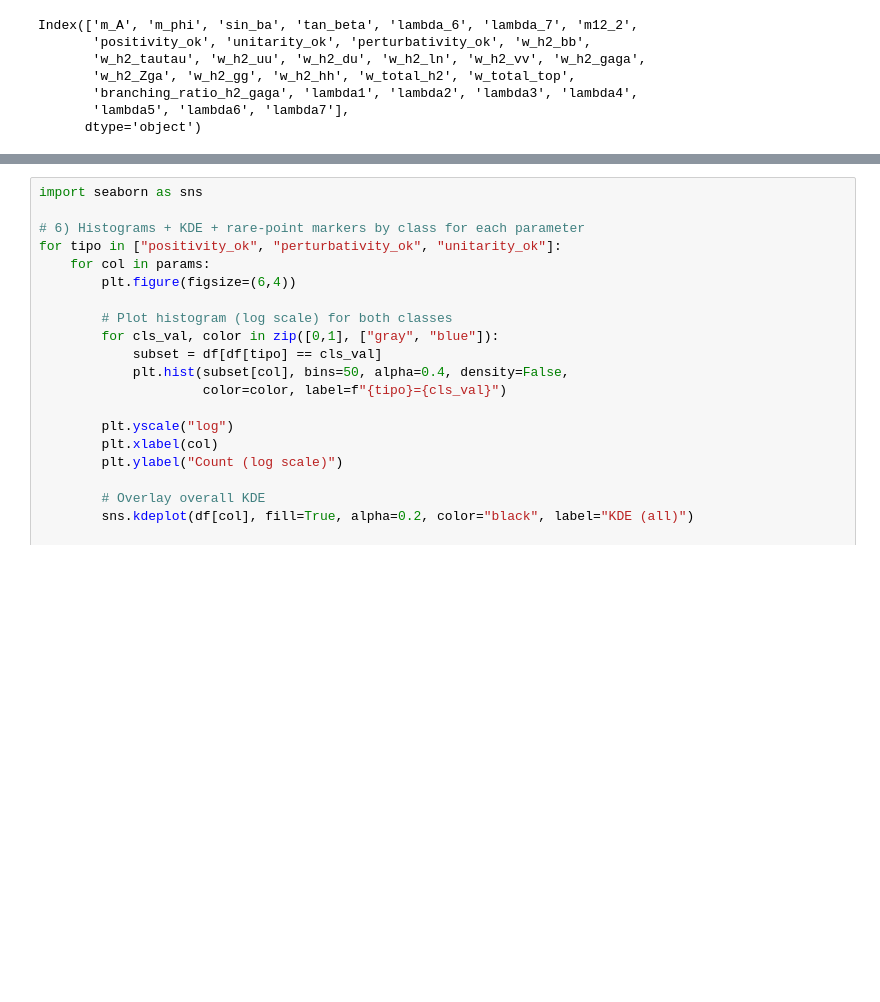
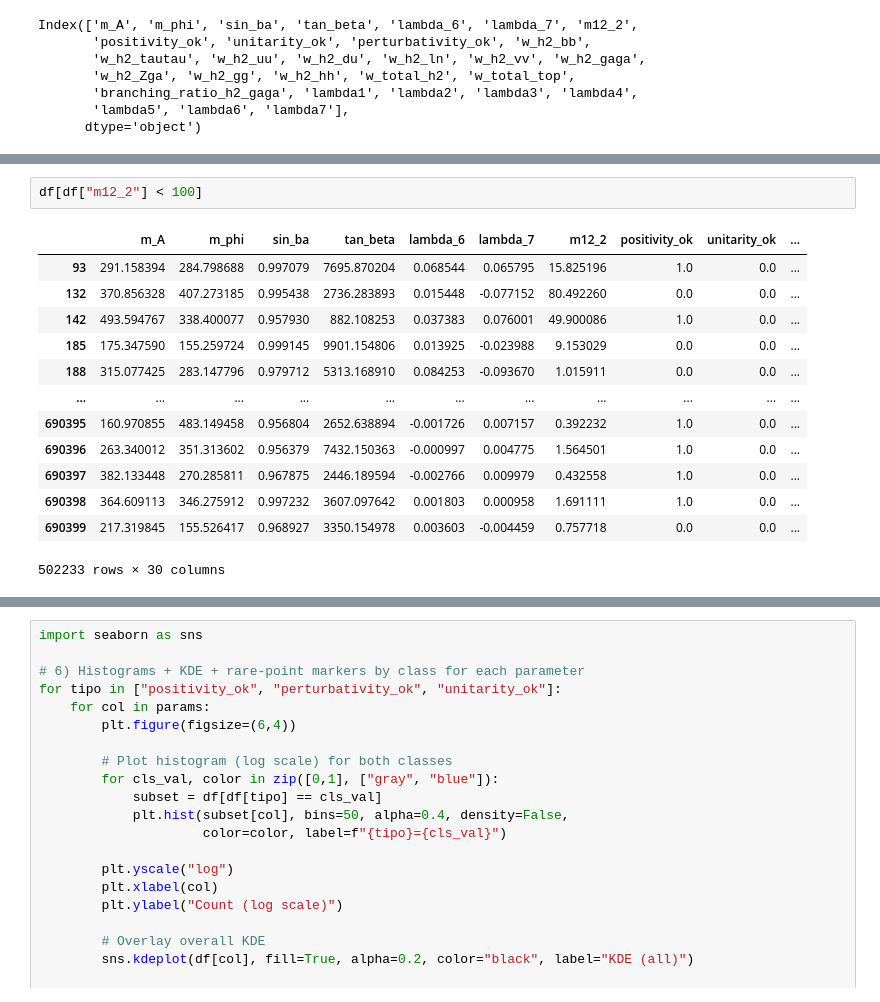
Before and after one commit to fbientrigo/dihiggs, a Jupyter notebook: mlpython/0b2_pipeline_train.ipynb, the cells around one changed output, grey strips where cells are left out. Saved outputs shown, nothing was run; the diff lists cells and outputs as text; blank space fills up the shorter version.

```diff
--- a/mlpython/0b2_pipeline_train.ipynb
+++ b/mlpython/0b2_pipeline_train.ipynb
@@ -125,3 +135,19 @@ print(
+# %%
+df[df["m12_2"] < 100]
+# %% [output]
+|  | m_A | m_phi | sin_ba | tan_beta | lambda_6 | lambda_7 | m12_2 | positivity_ok | unitarity_ok | ... |
+| 93 | 291.158394 | 284.798688 | 0.997079 | 7695.870204 | 0.068544 | 0.065795 | 15.825196 | 1.0 | 0.0 | ... |
+| 132 | 370.856328 | 407.273185 | 0.995438 | 2736.283893 | 0.015448 | -0.077152 | 80.492260 | 0.0 | 0.0 | ... |
+| 142 | 493.594767 | 338.400077 | 0.957930 | 882.108253 | 0.037383 | 0.076001 | 49.900086 | 1.0 | 0.0 | ... |
+| 185 | 175.347590 | 155.259724 | 0.999145 | 9901.154806 | 0.013925 | -0.023988 | 9.153029 | 0.0 | 0.0 | ... |
+| 188 | 315.077425 | 283.147796 | 0.979712 | 5313.168910 | 0.084253 | -0.093670 | 1.015911 | 0.0 | 0.0 | ... |
+| ... | ... | ... | ... | ... | ... | ... | ... | ... | ... | ... |
+| 690395 | 160.970855 | 483.149458 | 0.956804 | 2652.638894 | -0.001726 | 0.007157 | 0.392232 | 1.0 | 0.0 | ... |
+| 690396 | 263.340012 | 351.313602 | 0.956379 | 7432.150363 | -0.000997 | 0.004775 | 1.564501 | 1.0 | 0.0 | ... |
+| 690397 | 382.133448 | 270.285811 | 0.967875 | 2446.189594 | -0.002766 | 0.009979 | 0.432558 | 1.0 | 0.0 | ... |
+| 690398 | 364.609113 | 346.275912 | 0.997232 | 3607.097642 | 0.001803 | 0.000958 | 1.691111 | 1.0 | 0.0 | ... |
+| 690399 | 217.319845 | 155.526417 | 0.968927 | 3350.154978 | 0.003603 | -0.004459 | 0.757718 | 0.0 | 0.0 | ... |
+502233 rows × 30 columns
 # %%
 import pandas as pd
 import numpy as np
```
Also changed, not shown: parts of 5 cells of this notebook, 2 other files.
